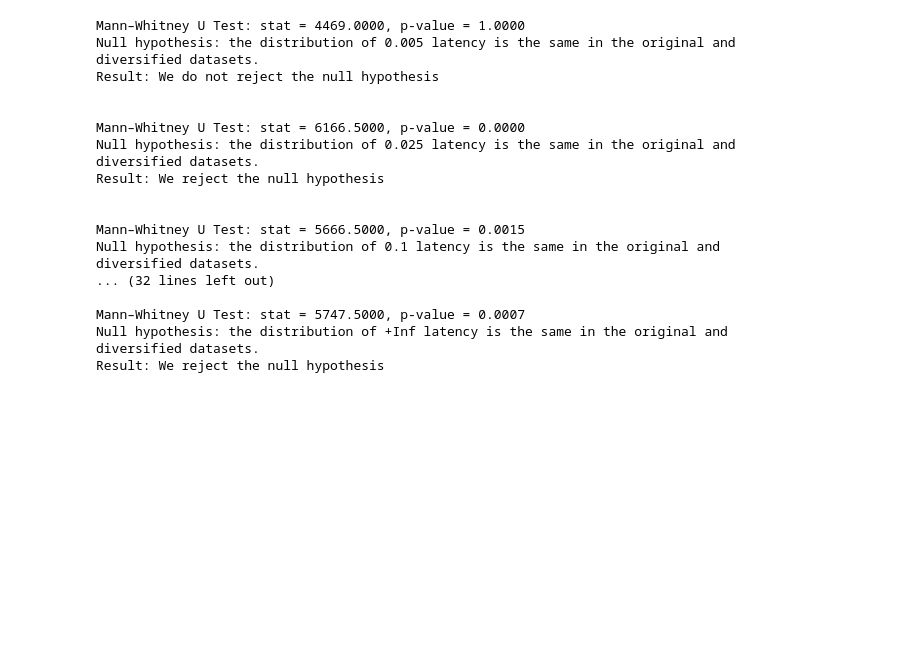
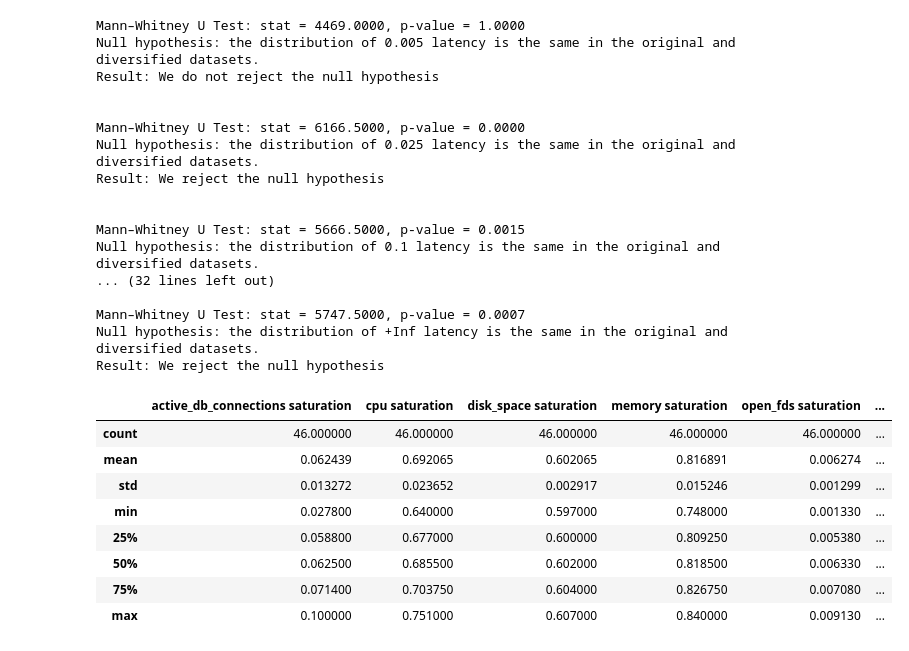
Before and after one commit to fzanart/Socialz, a Jupyter notebook: Data/Results.ipynb, the cells around one changed output. Cells and saved outputs as stored; diff of their text form; code cells hidden in the pictures; blank space fills up the shorter version.

```diff
--- a/Data/Results.ipynb
+++ b/Data/Results.ipynb
@@ -237,3 +245,15 @@ Null hypothesis: the distribution of 0.1 latency is the same in the original and
 Mann–Whitney U Test: stat = 5747.5000, p-value = 0.0007
 Null hypothesis: the distribution of +Inf latency is the same in the original and diversified datasets.
 Result: We reject the null hypothesis
+# %%
+n_saturation.describe()
+# %% [output]
+|  | active_db_connections saturation | cpu saturation | disk_space saturation | memory saturation | open_fds saturation | ... |
+| count | 46.000000 | 46.000000 | 46.000000 | 46.000000 | 46.000000 | ... |
+| mean | 0.062439 | 0.692065 | 0.602065 | 0.816891 | 0.006274 | ... |
+| std | 0.013272 | 0.023652 | 0.002917 | 0.015246 | 0.001299 | ... |
+| min | 0.027800 | 0.640000 | 0.597000 | 0.748000 | 0.001330 | ... |
+| 25% | 0.058800 | 0.677000 | 0.600000 | 0.809250 | 0.005380 | ... |
+| 50% | 0.062500 | 0.685500 | 0.602000 | 0.818500 | 0.006330 | ... |
+| 75% | 0.071400 | 0.703750 | 0.604000 | 0.826750 | 0.007080 | ... |
+| max | 0.100000 | 0.751000 | 0.607000 | 0.840000 | 0.009130 | ... |
```
Also changed, not shown: parts of 9 cells of this notebook, 3 other files.
